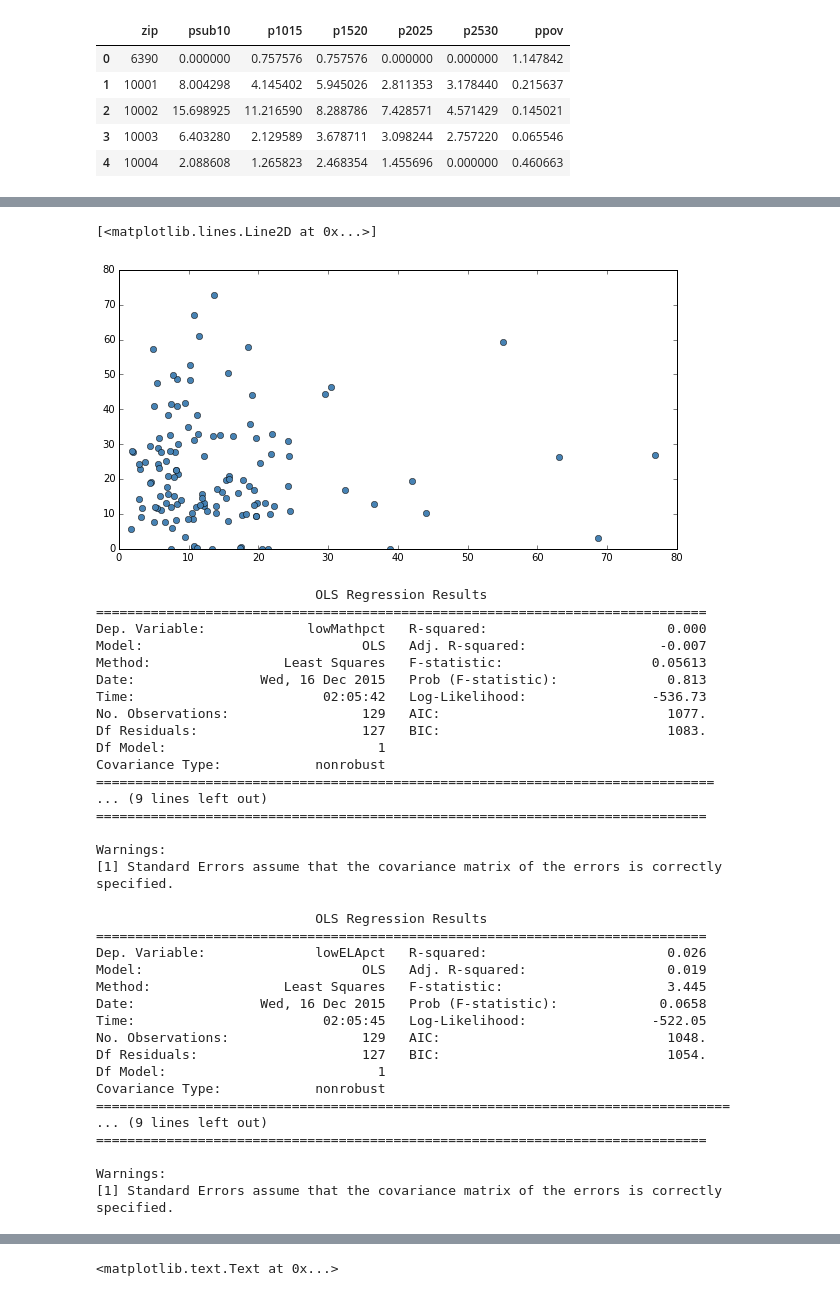
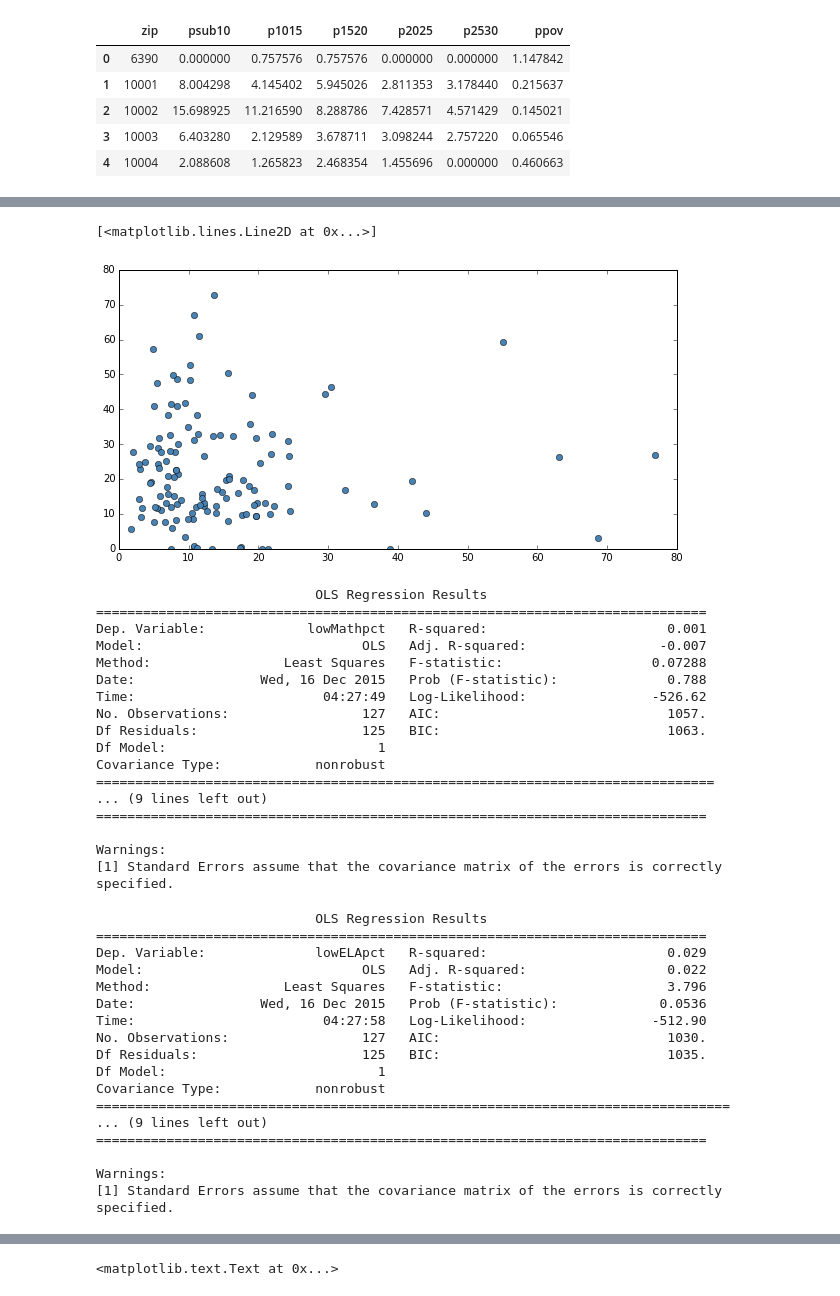
Before and after one commit to fedhere/PUI2015_EC, a Jupyter notebook: ry692/ry692_EC.ipynb, the cells around one changed output, grey strips where cells are left out. Saved outputs shown, nothing was run; the diff lists cells and outputs as text; code cells hidden in the pictures.

Commit message:
change into combined scores file

```diff
--- a/ry692/ry692_EC.ipynb
+++ b/ry692/ry692_EC.ipynb
@@ -21,6 +21,6 @@ homeless.head()
 | 3 | 331900860993 | ACHIEVEMENT FIRST ASPIRE CHARTER ... | KINGS | 12 |
 | 4 | 331900861072 | ACHIEVEMENT FIRST BROOKLYN ACADEM... | KINGS | 16 |
 # %%
-scores=pd.read_csv('scores_charter_2014.csv')
-scores.head()
+scores=pd.read_csv('scores_combined_2014.csv')
+scores.tail()
 # %% [output]
@@ -77,9 +77,9 @@ poverty.head()
 | 3 | 10003 | 6.403280 | 2.129589 | 3.678711 | 3.098244 | 2.757220 | 0.065546 |
 | 4 | 10004 | 2.088608 | 1.265823 | 2.468354 | 1.455696 | 0.000000 | 0.460663 |
 # %%
-school_poverty=pd.merge(homeless_zip, poverty, left_on='Zip', right_on='zip', how='left')
-school_poverty=school_poverty.drop(['Zip','BEDS Number'],1)
-school_poverty.head()
+charter_poverty=pd.merge(homeless_zip, poverty, left_on='Zip', right_on='zip', how='left')
+charter_poverty=charter_poverty.drop(['Zip','BEDS Number'],1)
+charter_poverty.head()
 # %% [output]
 |  | BEDS | Name | Borough | NumHomeless | ATS_code | Location Name | Managed By Name | zip | psub10 | ... |
 | 0 | 320700860957 | ACADEMIC LEADERSHIP CHARTER SCHOOL | BRONX | 32 | 84X491 | Academic Leadership Charter School | Charter | 10454 | 24.873828 | ... |
@@ -90,6 +90,6 @@ school_poverty.head()
 # %%
 scores['lowELApct'] = scores['ELA_L1']/scores['ELA_NumTested']*100
 scores['lowMathpct'] = scores['M_L1']/scores['M_NumTested']*100
-scores = scores[['lowELApct','lowMathpct','ELA_meanscore','M_meanscore','Name','ELA_NumTested','M_NumTested']]
+scores = scores[['lowELApct','lowMathpct','ELA_meanscore','M_meanscore','School Name','ELA_NumTested','M_NumTested','DBN']]
 scores.head()
 # %% [output]
@@ -102,9 +102,9 @@ scores.head()
 # %%
-school_all=pd.merge(school_poverty, scores, left_on='Name', right_on='Name', how='left')
-school_all=school_all.drop('Location Name',1)
-school_all['phomeless_M']=school_all['NumHomeless']/school_all['M_NumTested']*100
-school_all['phomeless_ELA']=school_all['NumHomeless']/school_all['ELA_NumTested']*100
-school_all.head(30)
+charter_all=pd.merge(charter_poverty, scores, left_on='Name', right_on='School Name', how='left')
+charter_all=charter_all.drop('Location Name',1)
+charter_all['phomeless_M']=charter_all['NumHomeless']/charter_all['M_NumTested']*100
+charter_all['phomeless_ELA']=charter_all['NumHomeless']/charter_all['ELA_NumTested']*100
+charter_all.head(30)
 # %% [output]
 |  | BEDS | Name | Borough | NumHomeless | ATS_code | Managed By Name | zip | psub10 | p1015 | p1520 | ... |
 | 0 | 320700860957 | ACADEMIC LEADERSHIP CHARTER SCHOOL | BRONX | 32 | 84X491 | Charter | 10454 | 24.873828 | 14.491709 | 11.647841 | ... |
@@ -127,25 +127,25 @@ school_all.head(30)
 # %%
 fig = pl.figure(7,figsize=(10,5))
 ax = fig.add_subplot(111)
-ax.plot(school_all['phomeless_M'], school_all['lowMathpct'], 'o', color='SteelBlue')
+ax.plot(charter_all['phomeless_M'], charter_all['lowMathpct'], 'o', color='SteelBlue')
 # %% [output]
 [<matplotlib.lines.Line2D at 0x...>]
-[figure, old version]
+[figure, new version]
 # %%
 import statsmodels.formula.api as sm
-model = sm.ols(formula='lowMathpct ~ phomeless_M', data=school_all)
+model = sm.ols(formula='lowMathpct ~ phomeless_M', data=charter_all)
 fit = model.fit()
 print fit.summary()
 # %% [output]
                             OLS Regression Results
 ==============================================================================
-Dep. Variable:             lowMathpct   R-squared:                       0.000
+Dep. Variable:             lowMathpct   R-squared:                       0.001
 Model:                            OLS   Adj. R-squared:                 -0.007
-Method:                 Least Squares   F-statistic:                   0.05613
-Date:                Wed, 16 Dec 2015   Prob (F-statistic):              0.813
-Time:                        02:05:42   Log-Likelihood:                -536.73
-No. Observations:                 129   AIC:                             1077.
-Df Residuals:                     127   BIC:                             1083.
+Method:                 Least Squares   F-statistic:                   0.07288
+Date:                Wed, 16 Dec 2015   Prob (F-statistic):              0.788
+Time:                        04:27:49   Log-Likelihood:                -526.62
+No. Observations:                 127   AIC:                             1057.
+Df Residuals:                     125   BIC:                             1063.
 Df Model:                           1
 Covariance Type:            nonrobust
 ===============================================================================
@@ -155,19 +155,19 @@ Covariance Type:            nonrobust
 Warnings:
 [1] Standard Errors assume that the covariance matrix of the errors is correctly specified.
 # %%
-model2 = sm.ols(formula='lowELApct ~ phomeless_ELA', data=school_all)
+model2 = sm.ols(formula='lowELApct ~ phomeless_ELA', data=charter_all)
 fit = model2.fit()
 print fit.summary()
 # %% [output]
                             OLS Regression Results
 ==============================================================================
-Dep. Variable:              lowELApct   R-squared:                       0.026
-Model:                            OLS   Adj. R-squared:                  0.019
-Method:                 Least Squares   F-statistic:                     3.445
-Date:                Wed, 16 Dec 2015   Prob (F-statistic):             0.0658
-Time:                        02:05:45   Log-Likelihood:                -522.05
-No. Observations:                 129   AIC:                             1048.
-Df Residuals:                     127   BIC:                             1054.
+Dep. Variable:              lowELApct   R-squared:                       0.029
+Model:                            OLS   Adj. R-squared:                  0.022
+Method:                 Least Squares   F-statistic:                     3.796
+Date:                Wed, 16 Dec 2015   Prob (F-statistic):             0.0536
+Time:                        04:27:58   Log-Likelihood:                -512.90
+No. Observations:                 127   AIC:                             1030.
+Df Residuals:                     125   BIC:                             1035.
 Df Model:                           1
 Covariance Type:            nonrobust
 =================================================================================
```
Also changed, not shown: parts of 9 cells of this notebook, 4 other files.
